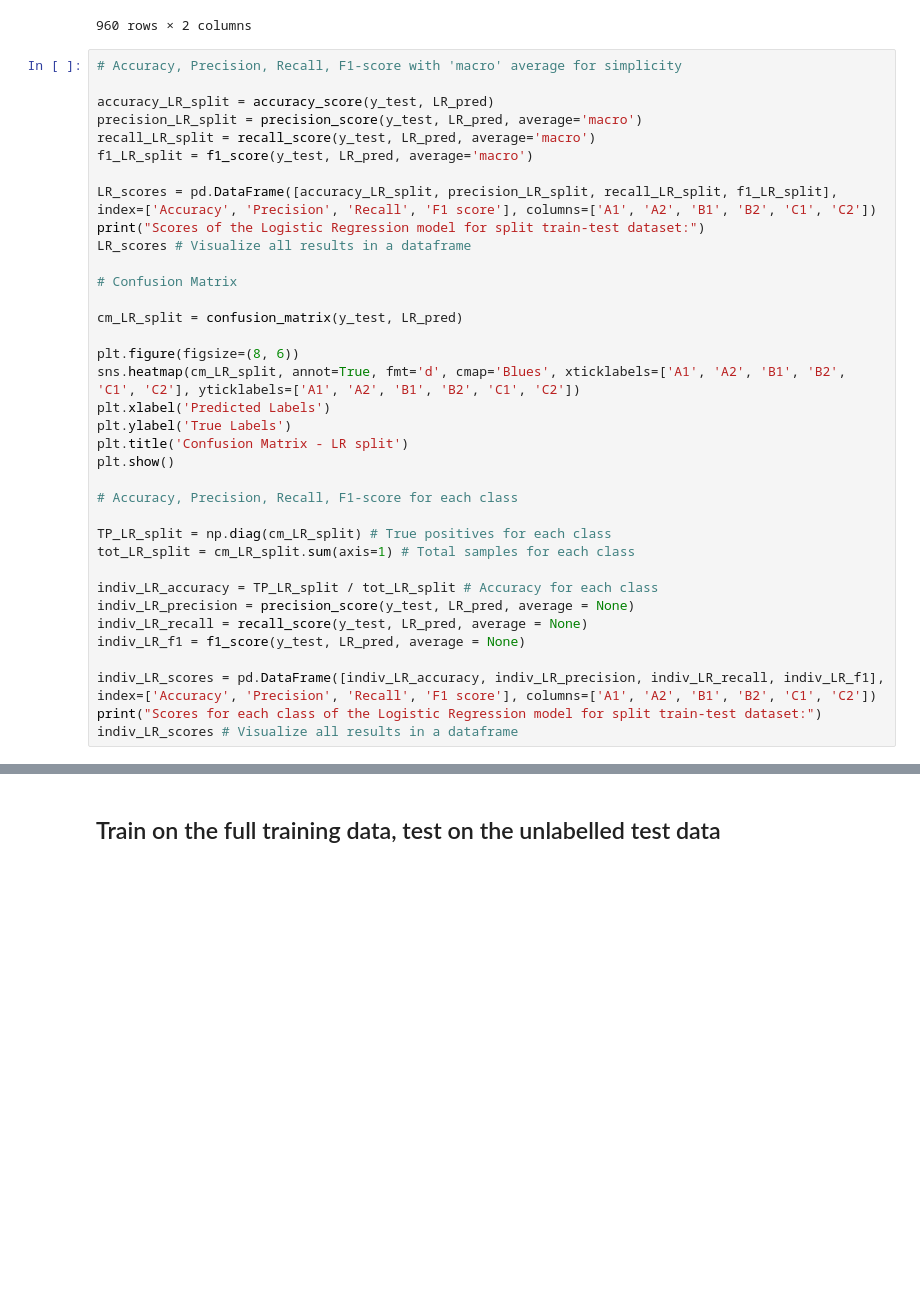
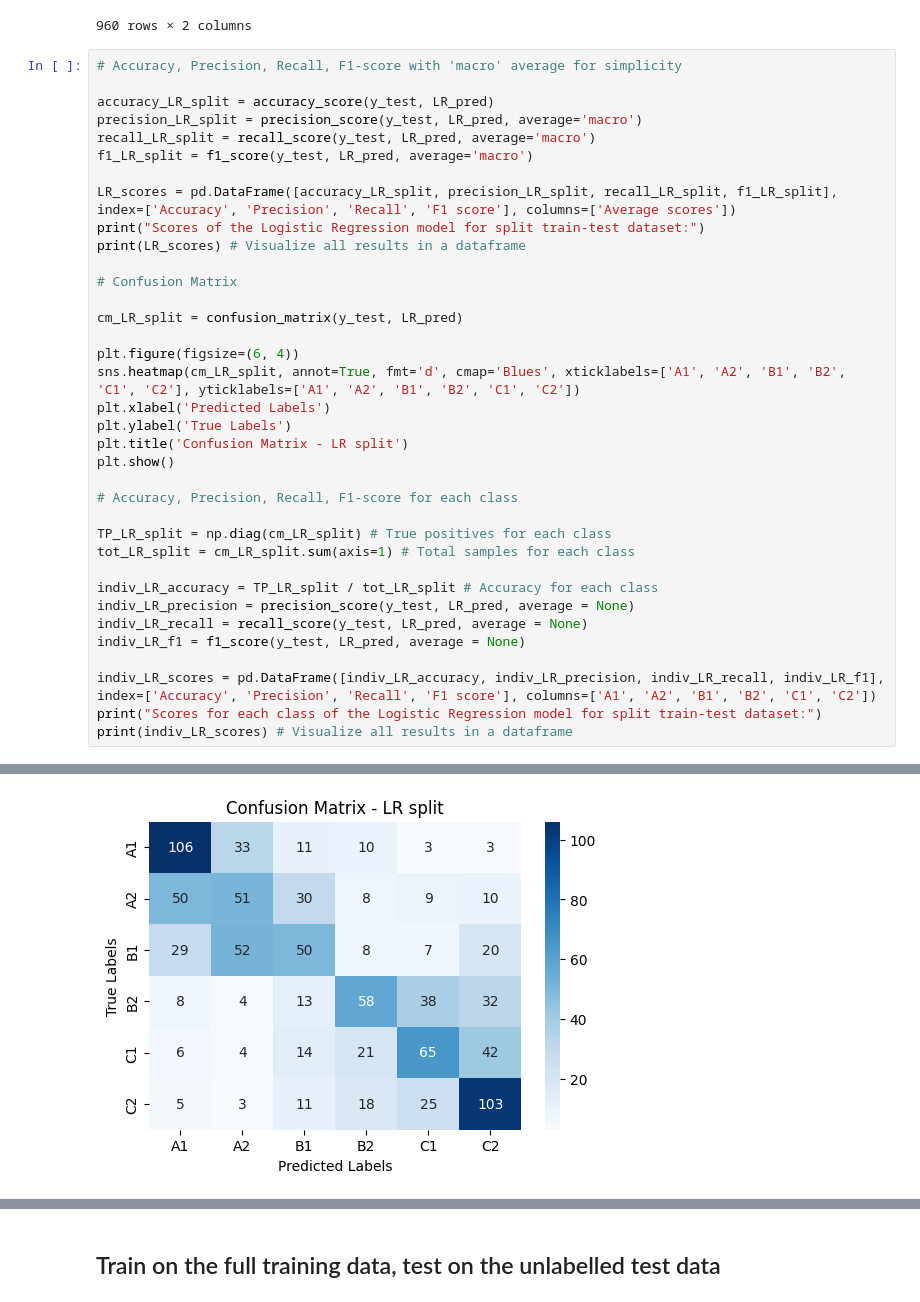
Before and after one commit to RebeccaKessler/Machine_Learning, a Jupyter notebook: Codes/Basic_Models.ipynb, the cells around one changed output, grey strips where cells are left out. Cells and saved outputs as stored; diff of their text form; blank space fills up the shorter version.

```diff
--- a/Codes/Basic_Models.ipynb
+++ b/Codes/Basic_Models.ipynb
@@ -88,15 +88,15 @@ precision_LR_split = precision_score(y_test, LR_pred, average='macro')
 recall_LR_split = recall_score(y_test, LR_pred, average='macro')
 f1_LR_split = f1_score(y_test, LR_pred, average='macro')
 
-LR_scores = pd.DataFrame([accuracy_LR_split, precision_LR_split, recall_LR_split, f1_LR_split], index=['Accuracy', 'Precision', 'Recall', 'F1 score'], columns=['A1', 'A2', 'B1', 'B2', 'C1', 'C2'])
+LR_scores = pd.DataFrame([accuracy_LR_split, precision_LR_split, recall_LR_split, f1_LR_split], index=['Accuracy', 'Precision', 'Recall', 'F1 score'], columns=['Average scores'])
 print("Scores of the Logistic Regression model for split train-test dataset:")
-LR_scores # Visualize all results in a dataframe
+print(LR_scores) # Visualize all results in a dataframe
 
 # Confusion Matrix
 
 cm_LR_split = confusion_matrix(y_test, LR_pred)
 
-plt.figure(figsize=(8, 6))
+plt.figure(figsize=(6, 4))
 sns.heatmap(cm_LR_split, annot=True, fmt='d', cmap='Blues', xticklabels=['A1', 'A2', 'B1', 'B2', 'C1', 'C2'], yticklabels=['A1', 'A2', 'B1', 'B2', 'C1', 'C2'])
 plt.xlabel('Predicted Labels')
 plt.ylabel('True Labels')
@@ -115,5 +115,5 @@ indiv_LR_f1 = f1_score(y_test, LR_pred, average = None)
 
 indiv_LR_scores = pd.DataFrame([indiv_LR_accuracy, indiv_LR_precision, indiv_LR_recall, indiv_LR_f1], index=['Accuracy', 'Precision', 'Recall', 'F1 score'], columns=['A1', 'A2', 'B1', 'B2', 'C1', 'C2'])
 print("Scores for each class of the Logistic Regression model for split train-test dataset:")
-indiv_LR_scores # Visualize all results in a dataframe
+print(indiv_LR_scores) # Visualize all results in a dataframe
 # %% [output]
@@ -123,0 +126 @@ F1-score: 0.44179800840501277
+[figure, added]
```
Also changed, not shown: parts of 22 cells of this notebook.
